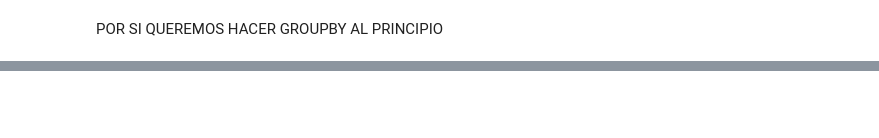
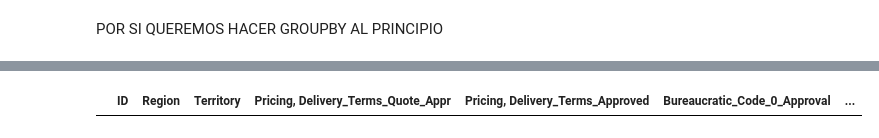
Before and after one commit to SantiagoTadini/TP2-Datos, a Jupyter notebook: Features/Features.ipynb, the cells around one changed output, grey strips where cells are left out. Cells and saved outputs as stored; diff of their text form; code cells hidden in the pictures; blank space fills up the shorter version.

```diff
--- a/Features/Features.ipynb
+++ b/Features/Features.ipynb
@@ -269,6 +294,10 @@ train['Source'] =  train['Source'].map(mean_encoded_source)
 test['Source'] = test['Source'].map(mean_encoded_source)
 # %% [markdown]
 Para variable 'Billing_Country'
+# %%
+# Hay Billing_Country en test que no están en train --> como regularizador del
+# Mean Encoding asignamos a esos Billing_Country el código de 'None'
+test.replace('Bermuda', 'None', inplace=True)
 # %%
 mean_encoded_billing_country = train.groupby(['Billing_Country'])['Target'].mean().to_dict()
 train['Billing_Country'] =  train['Billing_Country'].map(mean_encoded_billing_country)
@@ -281,6 +313,8 @@ mean_encoded_acc_name = train.groupby(['Account_Name'])['Target'].mean().to_dict
 train['Account_Name'] =  train['Account_Name'].map(mean_encoded_acc_name)
 
 test['Account_Name'] = test['Account_Name'].map(mean_encoded_acc_name)
+# %%
+test['Account_Name'].fillna(0, inplace=True)
 # %% [markdown]
 Para variable 'Account_Owner'
 # %%
@@ -325,6 +364,10 @@ train['Delivery_Terms'] =  train['Delivery_Terms'].map(mean_encoded_delivey_term
 test['Delivery_Terms'] = test['Delivery_Terms'].map(mean_encoded_delivey_terms)
 # %% [markdown]
 Para variable 'Brand'
+# %%
+# Hay Brand en test que no están en train --> como regularizador del
+# Mean Encoding asignamos a esos Brand el código de 'Other'
+test.replace(['Brand_8', 'Brand_18'], 'Other', inplace=True)
 # %%
 mean_encoded_brand = train.groupby(['Brand'])['Target'].mean().to_dict()
 train['Brand'] =  train['Brand'].map(mean_encoded_brand)
@@ -346,6 +389,10 @@ train['Size'] =  train['Size'].map(mean_encoded_size)
 test['Size'] = test['Size'].map(mean_encoded_size)
 # %% [markdown]
 Para variable 'Product_Category_B'
+# %%
+# Hay Product_Category_B en test que no están en train --> como regularizador del
+# Mean Encoding asignamos a esos Product_Category_B el código de 'Other'
+test.replace('Product_Category_B_25', 'Other', inplace=True)
 # %%
 mean_encoded_prod_cat_b = train.groupby(['Product_Category_B'])['Target'].mean().to_dict()
 train['Product_Category_B'] =  train['Product_Category_B'].map(mean_encoded_prod_cat_b)
@@ -455,0 +559,6 @@ POR SI QUEREMOS HACER GROUPBY AL PRINCIPIO
+# %%
+territory_por_oportunidad = test.groupby('Opportunity_ID').agg({'Territory' : 'value_counts'}) #NO 1 a 1
+# test[test['Territory'] == 0]
+test[test['Billing_Country'].isna()]
+# %% [output]
+|  | ID | Region | Territory | Pricing, Delivery_Terms_Quote_Appr | Pricing, Delivery_Terms_Approved | Bureaucratic_Code_0_Approval | ... |
```
Also changed, not shown: parts of 19 cells of this notebook.
